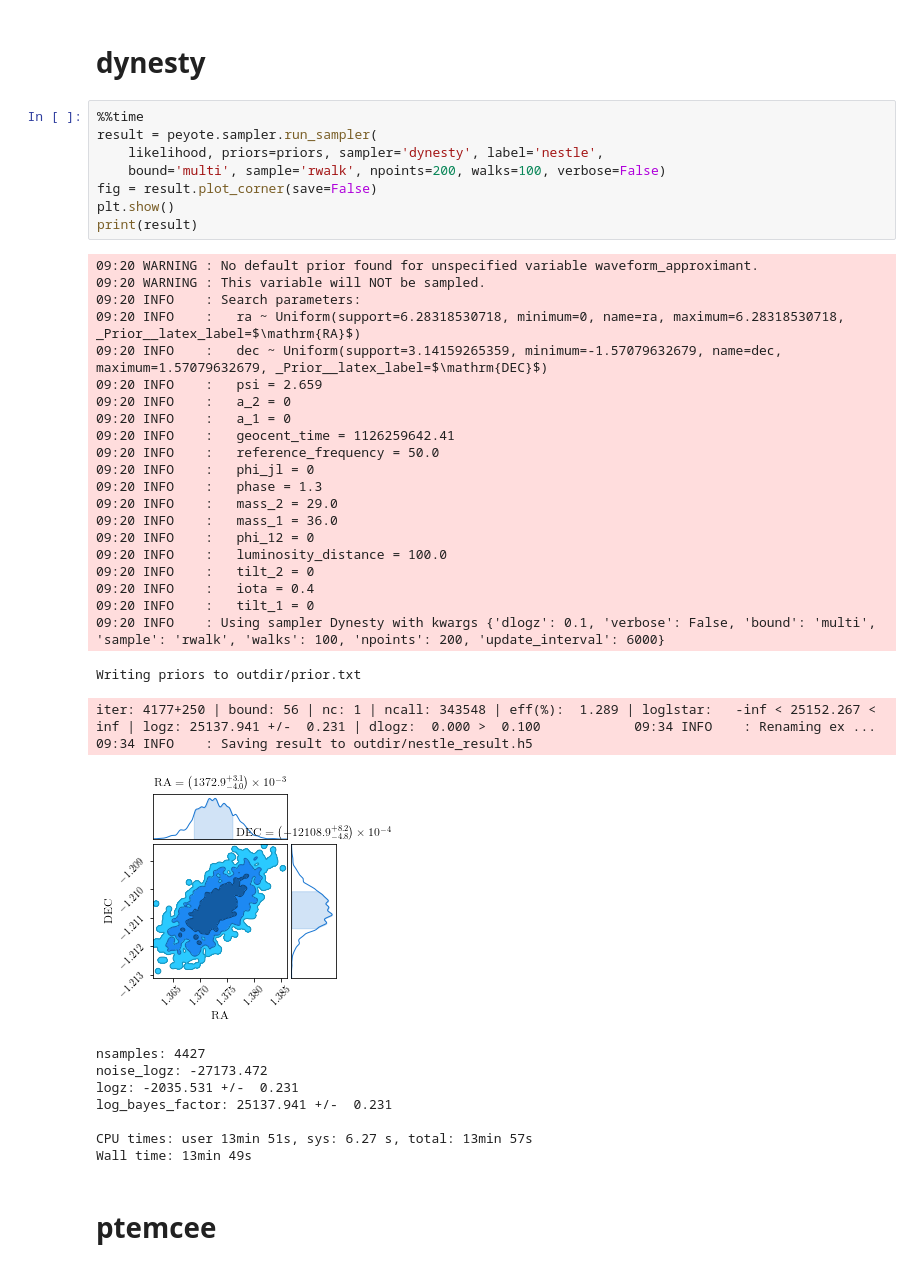
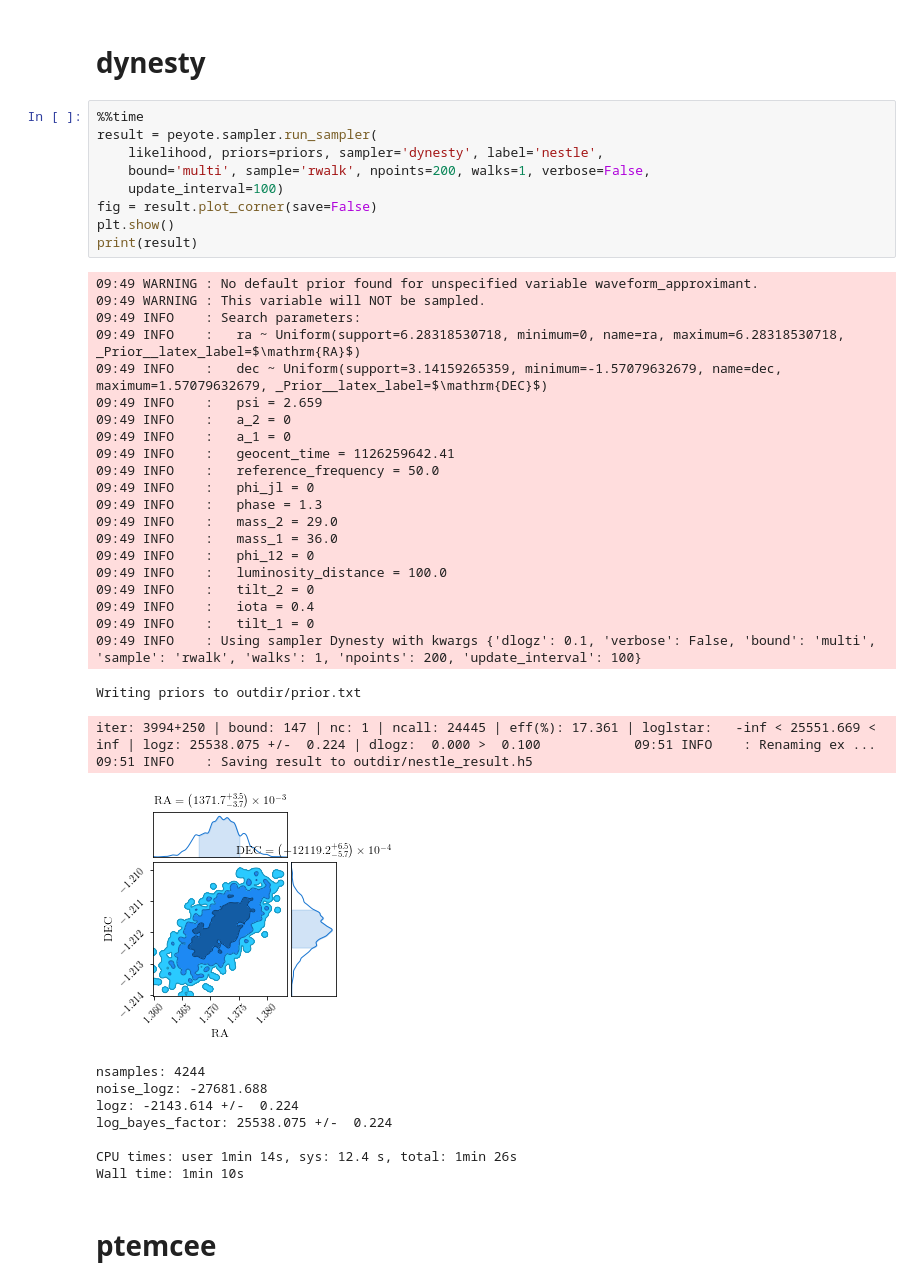
Before and after one commit to bilby-dev/bilby, a Jupyter notebook: tutorials/Compare_samplers.ipynb, the cells around one changed output. Cells and saved outputs as stored; diff of their text form.

```diff
--- a/tutorials/Compare_samplers.ipynb
+++ b/tutorials/Compare_samplers.ipynb
@@ -99,43 +98,44 @@ Wall time: 14 s
 # %%
 %%time
 result = peyote.sampler.run_sampler(
     likelihood, priors=priors, sampler='dynesty', label='nestle',
-    bound='multi', sample='rwalk', npoints=200, walks=100, verbose=False)
+    bound='multi', sample='rwalk', npoints=200, walks=1, verbose=False,
+    update_interval=100)
 fig = result.plot_corner(save=False)
 plt.show()
 print(result)
 # %% [output]
-09:20 WARNING : No default prior found for unspecified variable waveform_approximant.
-09:20 WARNING : This variable will NOT be sampled.
-09:20 INFO    : Search parameters:
-09:20 INFO    :   ra ~ Uniform(support=6.28318530718, minimum=0, name=ra, maximum=6.28318530718, _Prior__latex_label=$\mathrm{RA}$)
-09:20 INFO    :   dec ~ Uniform(support=3.14159265359, minimum=-1.57079632679, name=dec, maximum=1.57079632679, _Prior__latex_label=$\mathrm{DEC}$)
-09:20 INFO    :   psi = 2.659
-09:20 INFO    :   a_2 = 0
-09:20 INFO    :   a_1 = 0
-09:20 INFO    :   geocent_time = 1126259642.41
-09:20 INFO    :   reference_frequency = 50.0
-09:20 INFO    :   phi_jl = 0
-09:20 INFO    :   phase = 1.3
-09:20 INFO    :   mass_2 = 29.0
-09:20 INFO    :   mass_1 = 36.0
-09:20 INFO    :   phi_12 = 0
-09:20 INFO    :   luminosity_distance = 100.0
-09:20 INFO    :   tilt_2 = 0
-09:20 INFO    :   iota = 0.4
-09:20 INFO    :   tilt_1 = 0
-09:20 INFO    : Using sampler Dynesty with kwargs {'dlogz': 0.1, 'verbose': False, 'bound': 'multi', 'sample': 'rwalk', 'walks': 100, 'npoints': 200, 'update_interval': 6000}
+09:49 WARNING : No default prior found for unspecified variable waveform_approximant.
+09:49 WARNING : This variable will NOT be sampled.
+09:49 INFO    : Search parameters:
+09:49 INFO    :   ra ~ Uniform(support=6.28318530718, minimum=0, name=ra, maximum=6.28318530718, _Prior__latex_label=$\mathrm{RA}$)
+09:49 INFO    :   dec ~ Uniform(support=3.14159265359, minimum=-1.57079632679, name=dec, maximum=1.57079632679, _Prior__latex_label=$\mathrm{DEC}$)
+09:49 INFO    :   psi = 2.659
+09:49 INFO    :   a_2 = 0
+09:49 INFO    :   a_1 = 0
+09:49 INFO    :   geocent_time = 1126259642.41
+09:49 INFO    :   reference_frequency = 50.0
+09:49 INFO    :   phi_jl = 0
+09:49 INFO    :   phase = 1.3
+09:49 INFO    :   mass_2 = 29.0
+09:49 INFO    :   mass_1 = 36.0
+09:49 INFO    :   phi_12 = 0
+09:49 INFO    :   luminosity_distance = 100.0
+09:49 INFO    :   tilt_2 = 0
+09:49 INFO    :   iota = 0.4
+09:49 INFO    :   tilt_1 = 0
+09:49 INFO    : Using sampler Dynesty with kwargs {'dlogz': 0.1, 'verbose': False, 'bound': 'multi', 'sample': 'rwalk', 'walks': 1, 'npoints': 200, 'update_interval': 100}
 Writing priors to outdir/prior.txt
-iter: 4177+250 | bound: 56 | nc: 1 | ncall: 343548 | eff(%):  1.289 | loglstar:   -inf < 25152.267 <    inf | logz: 25137.941 +/-  0.231 | dlogz:  0.000 >  0.100            09:34 INFO    : Renaming ex ...
-09:34 INFO    : Saving result to outdir/nestle_result.h5
+iter: 3994+250 | bound: 147 | nc: 1 | ncall: 24445 | eff(%): 17.361 | loglstar:   -inf < 25551.669 <    inf | logz: 25538.075 +/-  0.224 | dlogz:  0.000 >  0.100            09:51 INFO    : Renaming ex ...
+09:51 INFO    : Saving result to outdir/nestle_result.h5
-[figure, old version]
+[figure, new version]
-nsamples: 4427
-noise_logz: -27173.472
-logz: -2035.531 +/-  0.231
-log_bayes_factor: 25137.941 +/-  0.231
+nsamples: 4244
+noise_logz: -27681.688
+logz: -2143.614 +/-  0.224
+log_bayes_factor: 25538.075 +/-  0.224
 
-CPU times: user 13min 51s, sys: 6.27 s, total: 13min 57s
-Wall time: 13min 49s
+CPU times: user 1min 14s, sys: 12.4 s, total: 1min 26s
+Wall time: 1min 10s
 # %% [markdown]
 # ptemcee
 # %%
```
Also changed, not shown: parts of 4 cells of this notebook.
